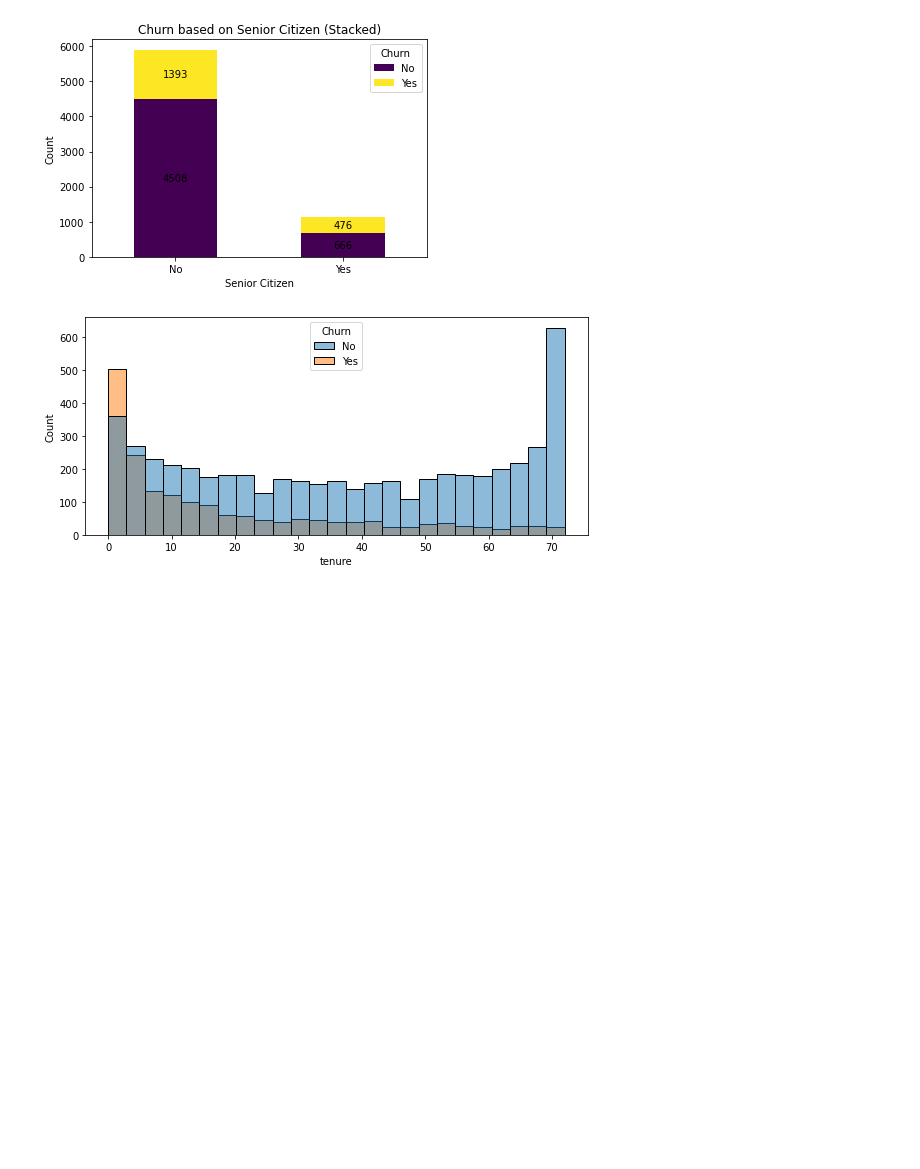
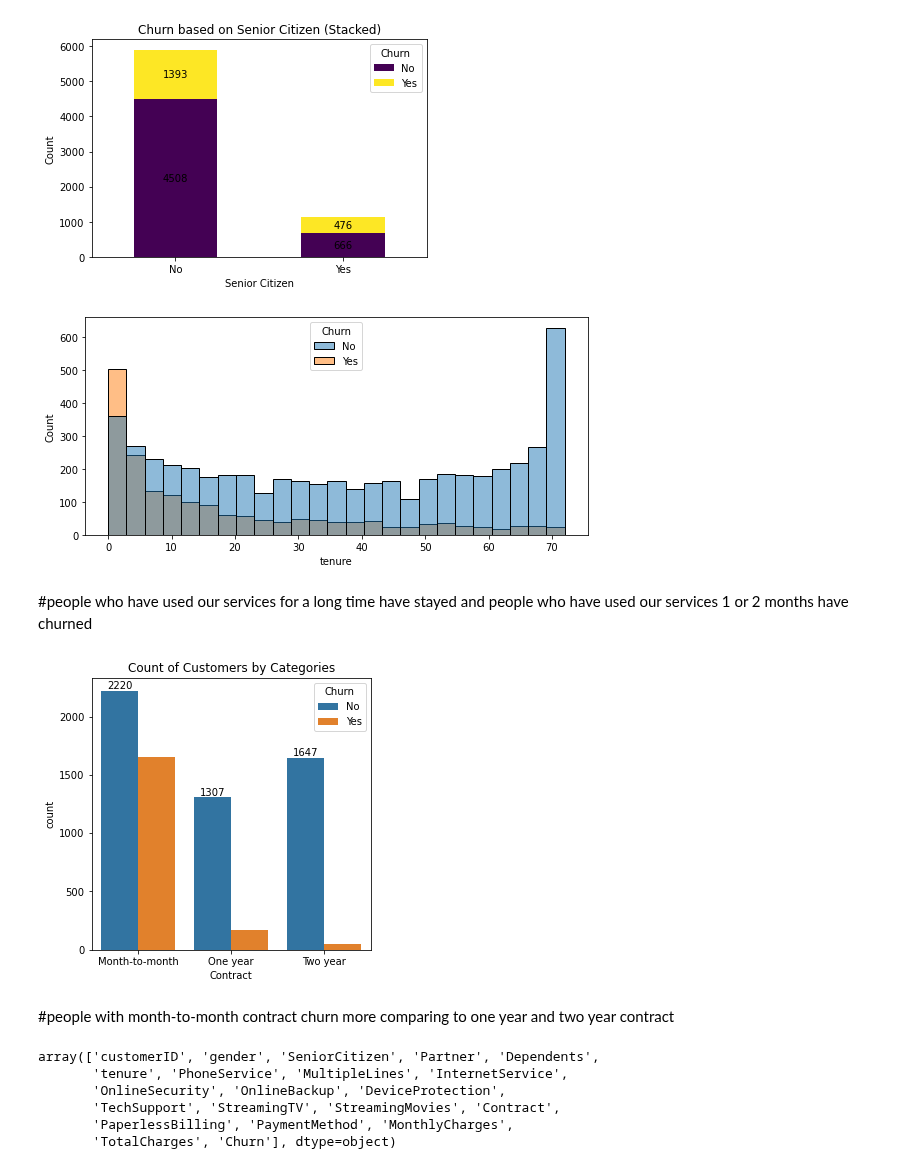
Before and after one commit to Mehta-Kartik/Telecom-Customer-Churn-Analysis, a Jupyter notebook: Main.ipynb, the cells around one changed output. Drawn from its saved outputs; the diff is of its cells as text; code cells hidden in the pictures; blank space fills up the shorter version.

```diff
--- a/Main.ipynb
+++ b/Main.ipynb
@@ -238,3 +240,24 @@ sns.histplot(x="tenure", data=df, bins=25,hue="Churn")
 plt.show()
 # %% [output]
 [figure]
+# %% [markdown]
+#people who have used our services for a long time have stayed and people who have used our services 1 or 2 months have churned
+# %%
+plt.figure(figsize=(5,5))
+ax=sb.countplot(x="Contract", data=df,hue="Churn")
+ax.bar_label(ax.containers[0])
+plt.title("Count of Customers by Categories")
+plt.show()
+# %% [output]
+[figure, added]
+# %% [markdown]
+#people with month-to-month contract churn more comparing to one year and two year contract
+# %%
+df.columns.values
+# %% [output]
+array(['customerID', 'gender', 'SeniorCitizen', 'Partner', 'Dependents',
+       'tenure', 'PhoneService', 'MultipleLines', 'InternetService',
+       'OnlineSecurity', 'OnlineBackup', 'DeviceProtection',
+       'TechSupport', 'StreamingTV', 'StreamingMovies', 'Contract',
+       'PaperlessBilling', 'PaymentMethod', 'MonthlyCharges',
+       'TotalCharges', 'Churn'], dtype=object)
```
Also changed, not shown: parts of 8 cells of this notebook, 1 other file.
